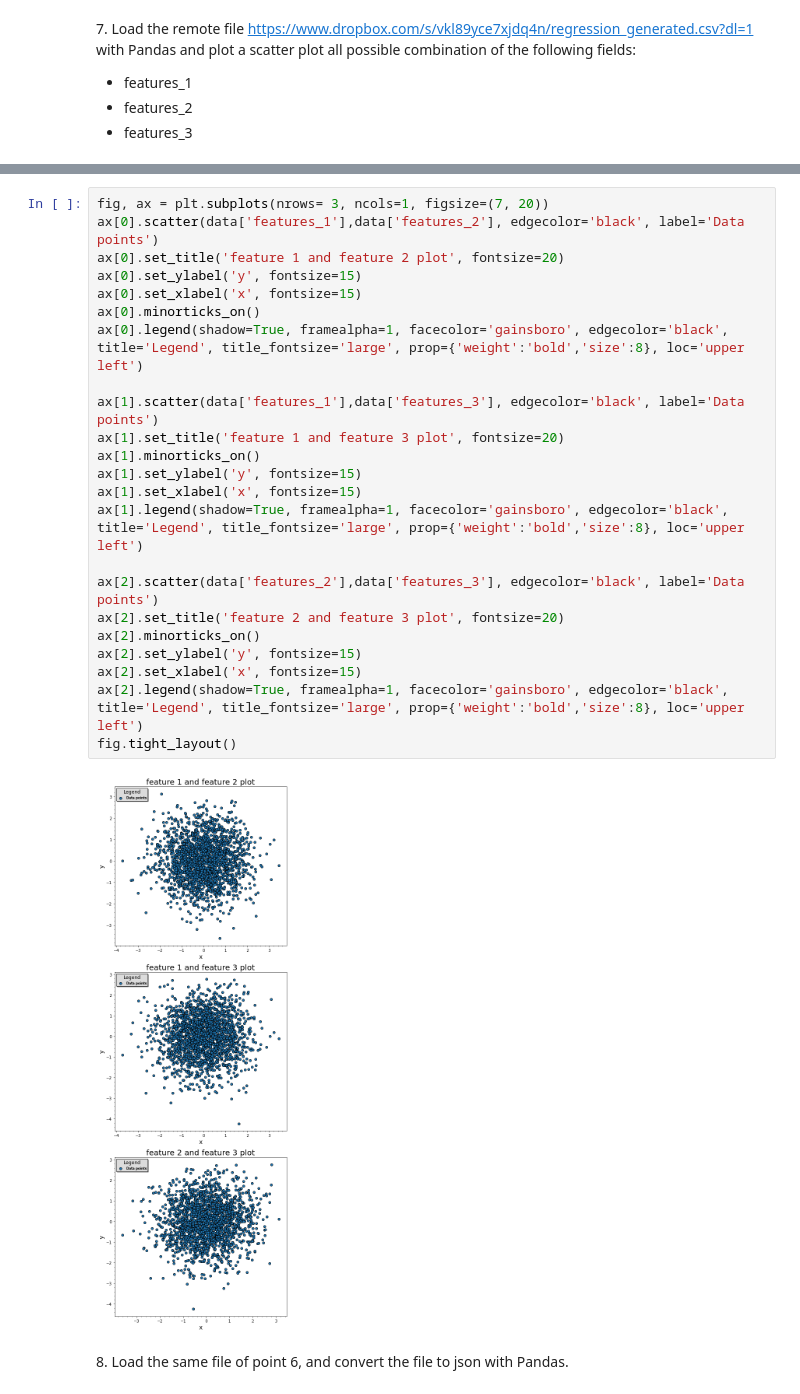
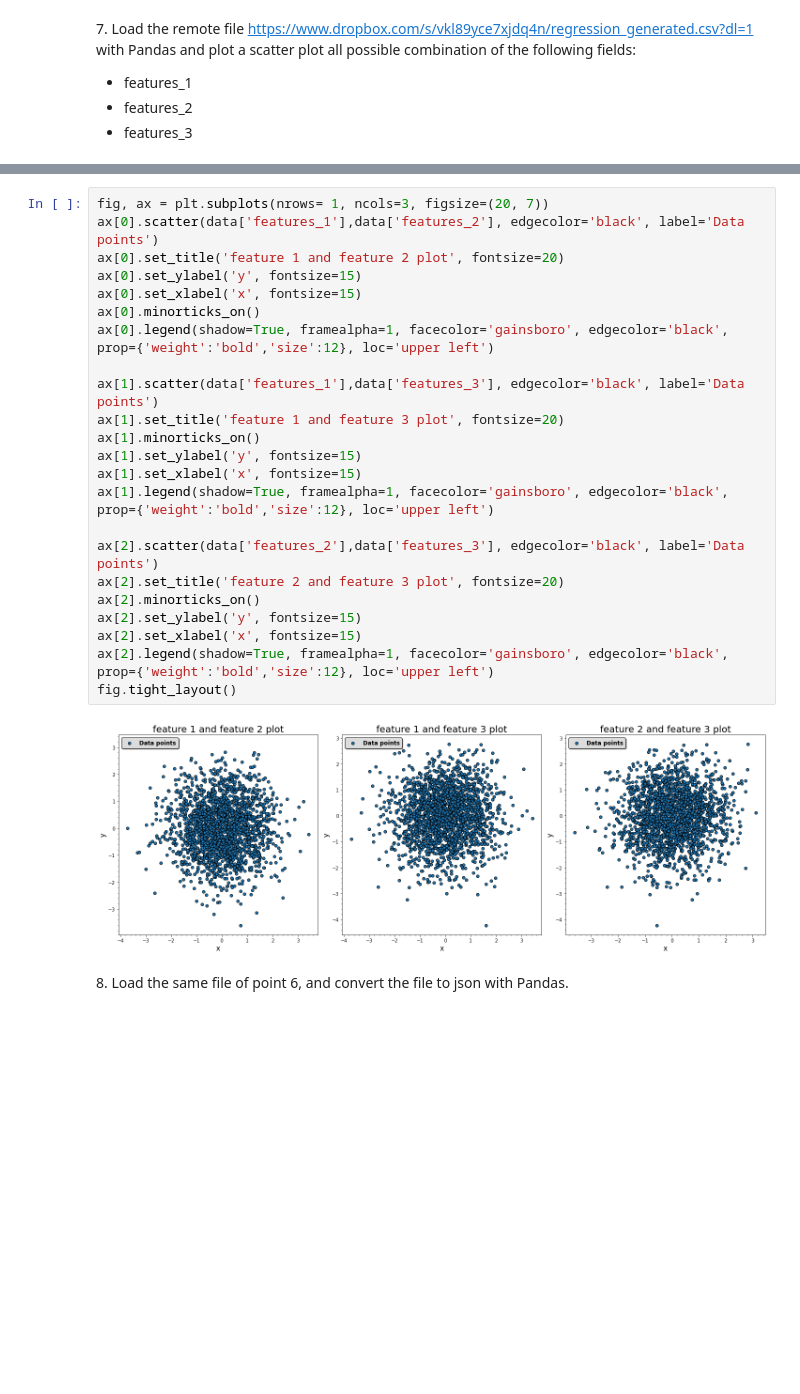
Before and after one commit to tommasoamico/LaboratoryOfComputationalPhysics_Y4, a Jupyter notebook: 04ex_OSEMN.ipynb, the cells around one changed output, grey strips where cells are left out. Cells and saved outputs as stored; diff of their text form; blank space fills up the shorter version.

```diff
--- a/04ex_OSEMN.ipynb
+++ b/04ex_OSEMN.ipynb
@@ -182,30 +192,30 @@ Data columns (total 21 columns):
 dtypes: float64(21)
 memory usage: 328.2 KB
 # %%
-fig, ax = plt.subplots(nrows= 3, ncols=1, figsize=(7, 20))
+fig, ax = plt.subplots(nrows= 1, ncols=3, figsize=(20, 7))
 ax[0].scatter(data['features_1'],data['features_2'], edgecolor='black', label='Data points')
 ax[0].set_title('feature 1 and feature 2 plot', fontsize=20)
 ax[0].set_ylabel('y', fontsize=15)
 ax[0].set_xlabel('x', fontsize=15)
 ax[0].minorticks_on()
-ax[0].legend(shadow=True, framealpha=1, facecolor='gainsboro', edgecolor='black', title='Legend', title_fontsize='large', prop={'weight':'bold','size':8}, loc='upper left')
+ax[0].legend(shadow=True, framealpha=1, facecolor='gainsboro', edgecolor='black', prop={'weight':'bold','size':12}, loc='upper left')
 
 ax[1].scatter(data['features_1'],data['features_3'], edgecolor='black', label='Data points')
 ax[1].set_title('feature 1 and feature 3 plot', fontsize=20)
 ax[1].minorticks_on()
 ax[1].set_ylabel('y', fontsize=15)
 ax[1].set_xlabel('x', fontsize=15)
-ax[1].legend(shadow=True, framealpha=1, facecolor='gainsboro', edgecolor='black', title='Legend', title_fontsize='large', prop={'weight':'bold','size':8}, loc='upper left')
+ax[1].legend(shadow=True, framealpha=1, facecolor='gainsboro', edgecolor='black', prop={'weight':'bold','size':12}, loc='upper left')
 
 ax[2].scatter(data['features_2'],data['features_3'], edgecolor='black', label='Data points')
 ax[2].set_title('feature 2 and feature 3 plot', fontsize=20)
 ax[2].minorticks_on()
 ax[2].set_ylabel('y', fontsize=15)
 ax[2].set_xlabel('x', fontsize=15)
-ax[2].legend(shadow=True, framealpha=1, facecolor='gainsboro', edgecolor='black', title='Legend', title_fontsize='large', prop={'weight':'bold','size':8}, loc='upper left')
+ax[2].legend(shadow=True, framealpha=1, facecolor='gainsboro', edgecolor='black', prop={'weight':'bold','size':12}, loc='upper left')
 fig.tight_layout()
 # %% [output]
-[figure, old version]
+[figure, new version]
 # %% [markdown]
 8\. Load the same file of point 6, and convert the file to json with Pandas.
 # %%
```
Also changed, not shown: parts of 8 cells of this notebook, 6 other files.
